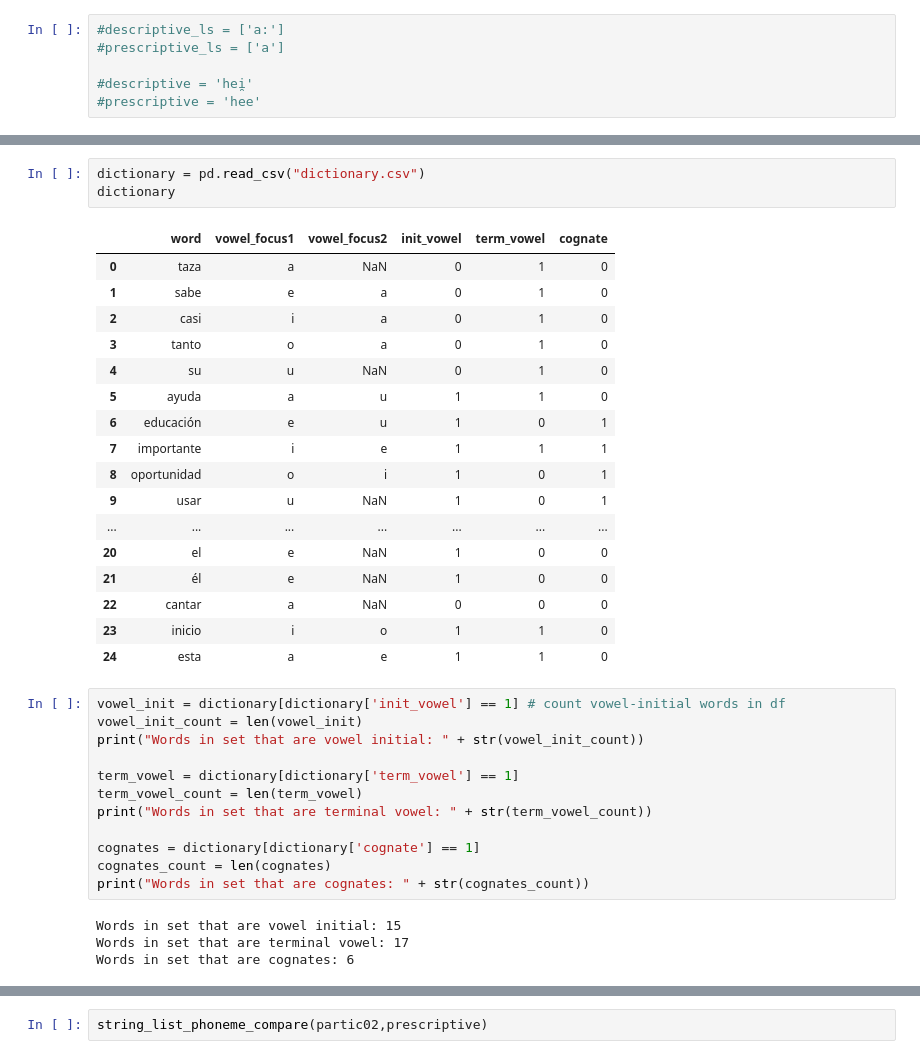
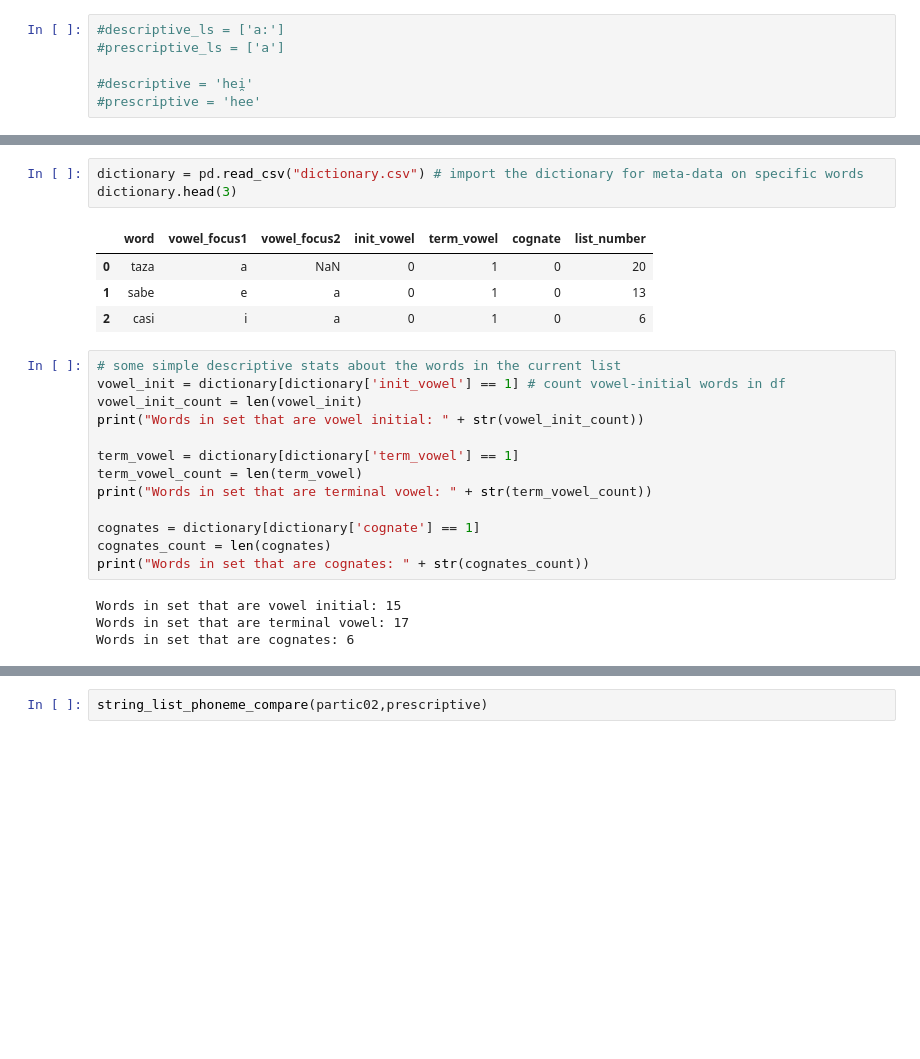
Before and after one commit to djdebonis/IPA_vowel_compare, a Jupyter notebook: IPA_vowel_analyze.ipynb, the cells around one changed output, grey strips where cells are left out. Saved outputs shown, nothing was run; the diff lists cells and outputs as text; blank space fills up the shorter version.

```diff
--- a/IPA_vowel_analyze.ipynb
+++ b/IPA_vowel_analyze.ipynb
@@ -282,25 +365,13 @@ def datasheet_compile(list_of_lists, prescriptive_list):
 # %%
-dictionary = pd.read_csv("dictionary.csv")
-dictionary
+dictionary = pd.read_csv("dictionary.csv") # import the dictionary for meta-data on specific words
+dictionary.head(3)
 # %% [output]
-|  | word | vowel_focus1 | vowel_focus2 | init_vowel | term_vowel | cognate |
-| 0 | taza | a | NaN | 0 | 1 | 0 |
-| 1 | sabe | e | a | 0 | 1 | 0 |
-| 2 | casi | i | a | 0 | 1 | 0 |
-| 3 | tanto | o | a | 0 | 1 | 0 |
-| 4 | su | u | NaN | 0 | 1 | 0 |
-| 5 | ayuda | a | u | 1 | 1 | 0 |
-| 6 | educación | e | u | 1 | 0 | 1 |
-| 7 | importante | i | e | 1 | 1 | 1 |
-| 8 | oportunidad | o | i | 1 | 0 | 1 |
-| 9 | usar | u | NaN | 1 | 0 | 1 |
-| ... | ... | ... | ... | ... | ... | ... |
-| 20 | el | e | NaN | 1 | 0 | 0 |
-| 21 | él | e | NaN | 1 | 0 | 0 |
-| 22 | cantar | a | NaN | 0 | 0 | 0 |
-| 23 | inicio | i | o | 1 | 1 | 0 |
-| 24 | esta | a | e | 1 | 1 | 0 |
+|  | word | vowel_focus1 | vowel_focus2 | init_vowel | term_vowel | cognate | list_number |
+| 0 | taza | a | NaN | 0 | 1 | 0 | 20 |
+| 1 | sabe | e | a | 0 | 1 | 0 | 13 |
+| 2 | casi | i | a | 0 | 1 | 0 | 6 |
 # %%
+# some simple descriptive stats about the words in the current list
 vowel_init = dictionary[dictionary['init_vowel'] == 1] # count vowel-initial words in df
 vowel_init_count = len(vowel_init)
 print("Words in set that are vowel initial: " + str(vowel_init_count))
```
Also changed, not shown: parts of 22 cells of this notebook, 2 other files.
